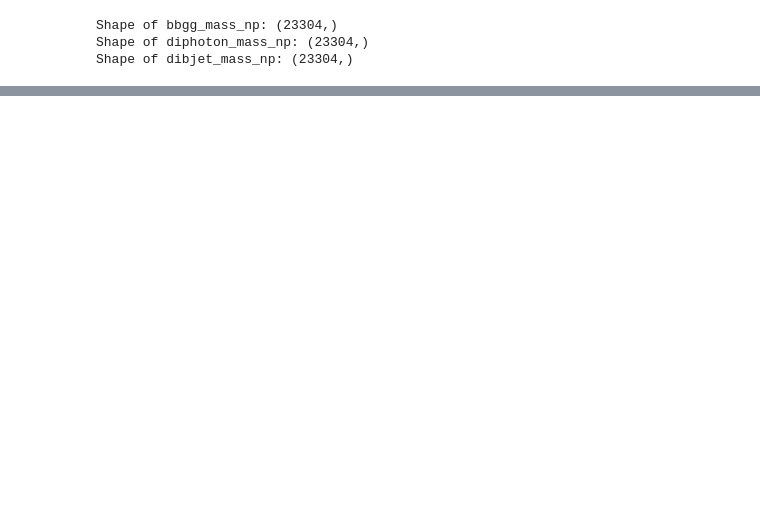
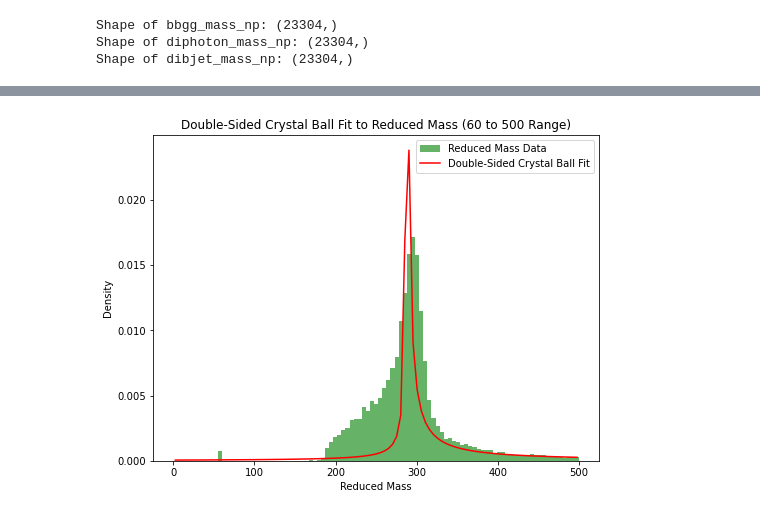
Before and after one commit to tiwariPC/hhbbgg_AwkwardAnalyzer, a Jupyter notebook: stats_study/notebook_signal_fitting/signal_mass_fitting .ipynb, the cells around one changed output, grey strips where cells are left out. Cells and saved outputs as stored; diff of their text form; code cells hidden in the pictures; blank space fills up the shorter version.

```diff
--- a/stats_study/signal_study/notebook_signal_fitting/mass_fitting .ipynb
+++ b/stats_study/notebook_signal_fitting/signal_mass_fitting .ipynb
@@ -892,0 +1062,81 @@ ValueError: `x0` is infeasible.
+# %%
+from scipy.optimize import curve_fit
+import numpy as np
+import matplotlib.pyplot as plt
+
+# Define the double-sided Crystal Ball (DSCB) function
+def double_sided_crystal_ball(x, alpha_low, n_low, alpha_high, n_high, mu, sigma):
+    t = (x - mu) / sigma
+    result = np.piecewise(
+        t,
+        [
+            t < -alpha_low,
+            t > alpha_high,
+        ],
+        [
+            lambda t: np.exp(-0.5 * alpha_low**2)
+            * ((n_low / alpha_low) ** n_low)
+            * ((n_low / alpha_low - alpha_low - t) ** -n_low),
+            lambda t: np.exp(-0.5 * alpha_high**2)
+            * ((n_high / alpha_high) ** n_high)
+            * ((n_high / alpha_high - alpha_high + t) ** -n_high),
+            lambda t: np.exp(-0.5 * t**2),
+        ],
+    )
+    return result
+
+# Fit function for the double-sided Crystal Ball
+def fit_double_sided_crystal_ball(data, bins):
+    # Compute the histogram
+    hist, bin_edges = np.histogram(data, bins=bins, density=True)
+    bin_centers = (bin_edges[:-1] + bin_edges[1:]) / 2
+
+    # Initial parameter guesses
+    initial_params = [
+        1.5,            # alpha_low
+        2.0,            # n_low
+        1.5,            # alpha_high
+        2.0,            # n_high
+        np.mean(data),  # mu (center)
+        np.std(data),   # sigma (width)
+    ]
+
+    # Bounds for the parameters
+    bounds = (
+        [0.5, 1.1, 0.5, 1.1, 60.0, 0.01],       # Lower bounds
+        [5.0, 10.0, 5.0, 10.0, 500.0, 100.0],  # Upper bounds
+    )
+
+    # Fit the DSCB function to the data
+    popt, _ = curve_fit(
+        double_sided_crystal_ball,
+        bin_centers,
+        hist,
+        p0=initial_params,
+        bounds=bounds,
+        maxfev=10000
+    )
+
+    return popt, bin_centers
+
+# Fit the Double-Sided Crystal Ball to the reduced_mass data
+params_dscb, bin_centers = fit_double_sided_crystal_ball(reduced_mass, bins)
+fitted_curve_dscb = double_sided_crystal_ball(bin_centers, *params_dscb)
+
+# Plot the histogram and DSCB fit
+plt.figure(figsize=(8, 6))
+plt.hist(reduced_mass, bins=bins, density=True, alpha=0.6, color="g", label="Reduced Mass Data")
+plt.plot(bin_centers, fitted_curve_dscb, "r-", label="Double-Sided Crystal Ball Fit")
+plt.xlabel("Reduced Mass")
+plt.ylabel("Density")
+plt.title("Double-Sided Crystal Ball Fit to Reduced Mass (60 to 500 Range)")
+plt.legend()
+plt.show()
+
+# Print the fitted parameters
+print("Fitted Double-Sided Crystal Ball Parameters:")
+print(f"alpha_low = {params_dscb[0]:.3f}, n_low = {params_dscb[1]:.3f}")
+print(f"alpha_high = {params_dscb[2]:.3f}, n_high = {params_dscb[3]:.3f}")
+print(f"mu = {params_dscb[4]:.3f}, sigma = {params_dscb[5]:.3f}")
+# %% [output]
+[figure, added]
```
Also changed, not shown: parts of 13 cells of this notebook.
